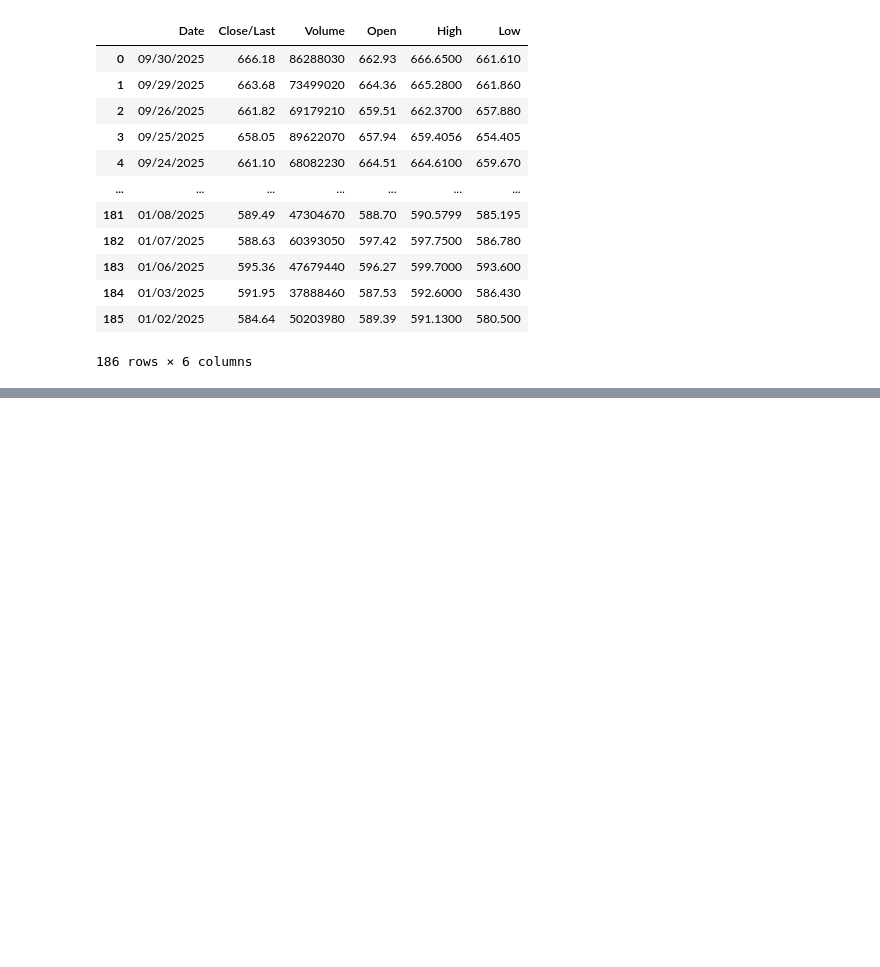
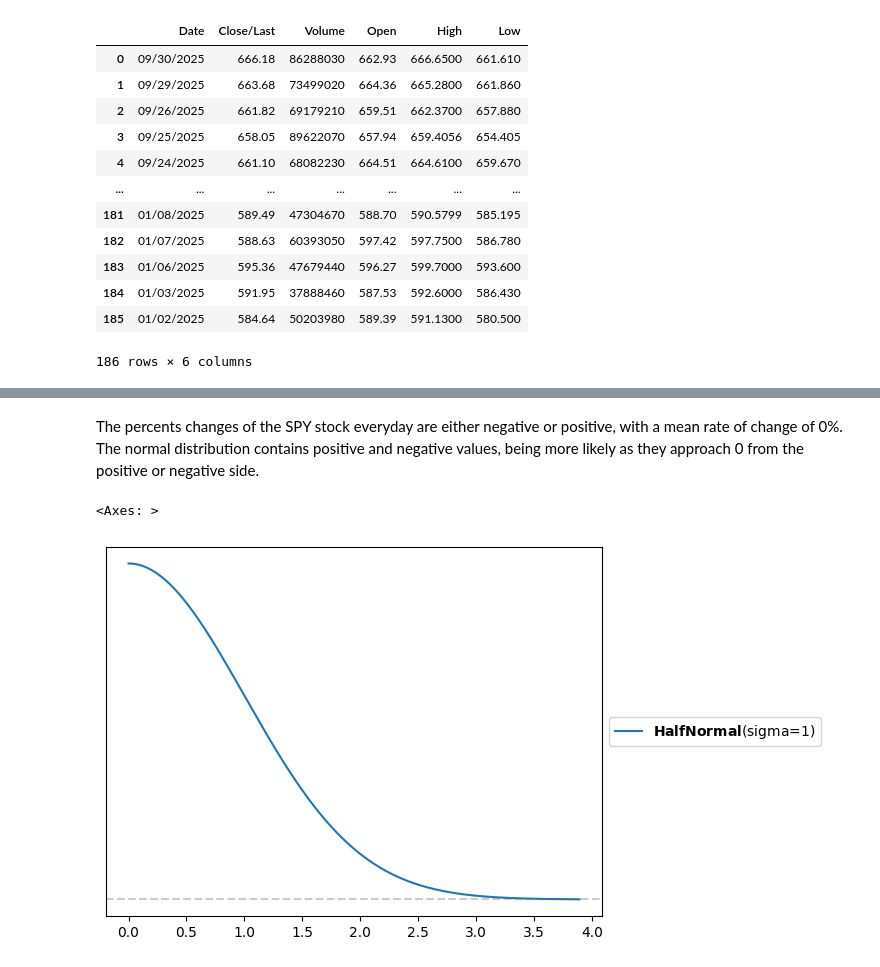
Before and after one commit to elijahmoon-hub/Elijah-s-repository, a Jupyter notebook: ElijMoonUnit3Project.ipynb, the cells around one changed output, grey strips where cells are left out. Saved outputs shown, nothing was run; the diff lists cells and outputs as text; code cells hidden in the pictures; blank space fills up the shorter version.

```diff
--- a/ElijMoonUnit3Project.ipynb
+++ b/ElijMoonUnit3Project.ipynb
@@ -22,0 +93,7 @@ data
+# %% [markdown]
+The percents changes of the SPY stock everyday are either negative or positive, with a mean rate of change of 0%. The normal distribution contains positive and negative values, being more likely as they approach 0 from the positive or negative side.
+# %%
+pz.HalfNormal(1).plot_pdf()
+# %% [output]
+<Axes: >
+[figure, added]
```
Also changed, not shown: parts of 16 cells of this notebook.
